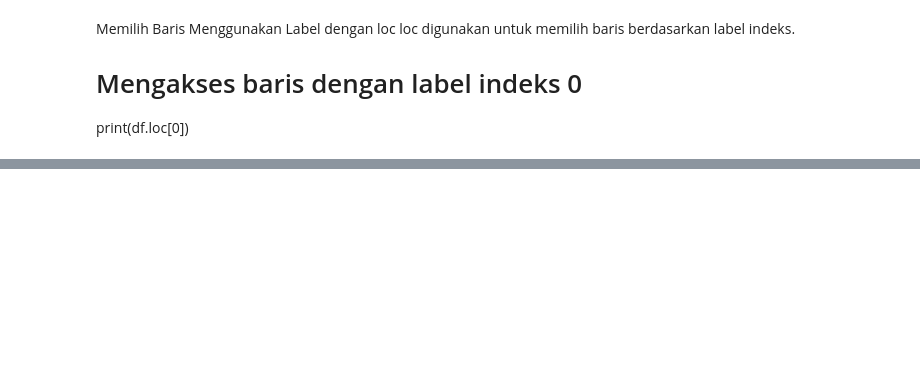
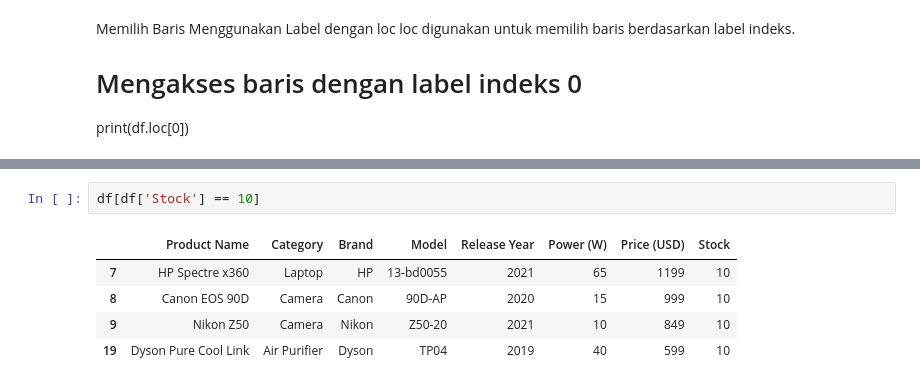
Before and after one commit to Dontbecode/-Bootcamp-Data-Analyst-, a Jupyter notebook: Pandas.ipynb, the cells around one changed output, grey strips where cells are left out. Drawn from its saved outputs; the diff is of its cells as text; blank space fills up the shorter version.

```diff
--- a/Pandas.ipynb
+++ b/Pandas.ipynb
@@ -537,0 +627,8 @@ Name: 2, Length: 7, dtype: object
+# %%
+df[df['Stock'] == 10]
+# %% [output]
+|  | Product Name | Category | Brand | Model | Release Year | Power (W) | Price (USD) | Stock |
+| 7 | HP Spectre x360 | Laptop | HP | 13-bd0055 | 2021 | 65 | 1199 | 10 |
+| 8 | Canon EOS 90D | Camera | Canon | 90D-AP | 2020 | 15 | 999 | 10 |
+| 9 | Nikon Z50 | Camera | Nikon | Z50-20 | 2021 | 10 | 849 | 10 |
+| 19 | Dyson Pure Cool Link | Air Purifier | Dyson | TP04 | 2019 | 40 | 599 | 10 |
```
Also changed, not shown: parts of 13 cells of this notebook, 1 other file.
